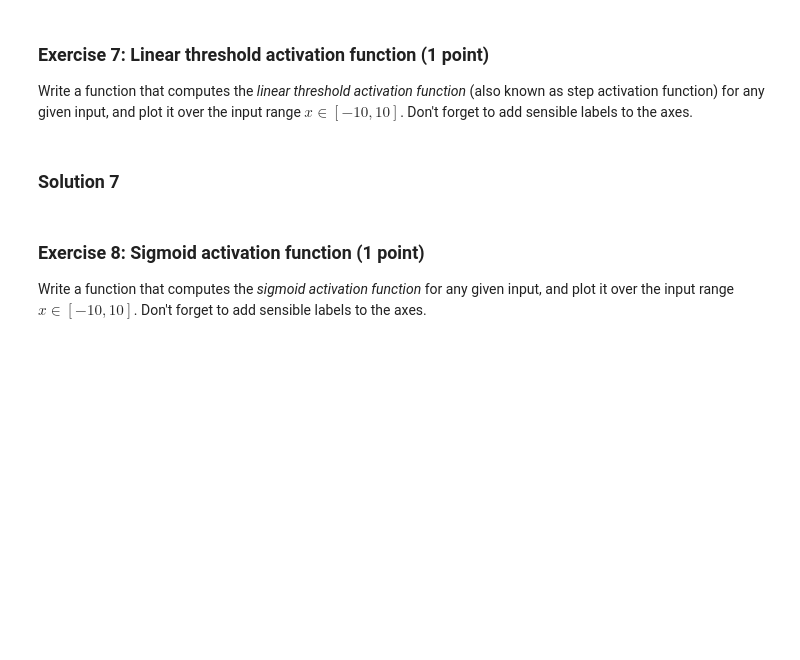
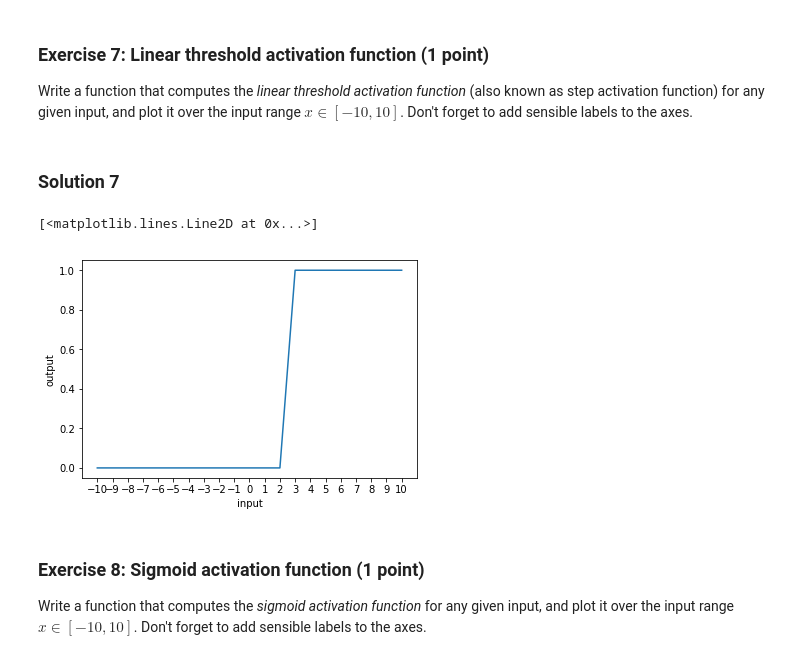
Before and after one commit to Ruaiks/NeuralNetworks, a Jupyter notebook: Chapter_01_introduction.ipynb, the cells around one changed output. Cells and saved outputs as stored; diff of their text form; code cells hidden in the pictures; blank space fills up the shorter version.

```diff
--- a/Chapter_01_introduction.ipynb
+++ b/Chapter_01_introduction.ipynb
@@ -148,3 +146,24 @@ Write a function that computes the *linear threshold activation function* (also
+# %%
+# Linear threshold activation function:
+def lin_thresh_fun(x, threshold):
+    if (x >= threshold):
+        return 1
+    else:
+        return 0
+
+# Plot activation over given range:
+x = range(-10,11)
+y = []
+for i in x:
+    y.append(lin_thresh_fun(i,3))
+
+plt.xlabel("input")
+plt.ylabel("output")
+plt.xticks(x)
+plt.plot(x,y)
+# %% [output]
+[<matplotlib.lines.Line2D at 0x...>]
+[figure, added]
 # %% [markdown]
 ### Exercise 8: Sigmoid activation function (1 point)
 Write a function that computes the *sigmoid activation function* for any given input, and plot it over the input range $x \in [-10,10]$. Don't forget to add sensible labels to the axes.
```
Also changed, not shown: parts of 2 cells of this notebook.
